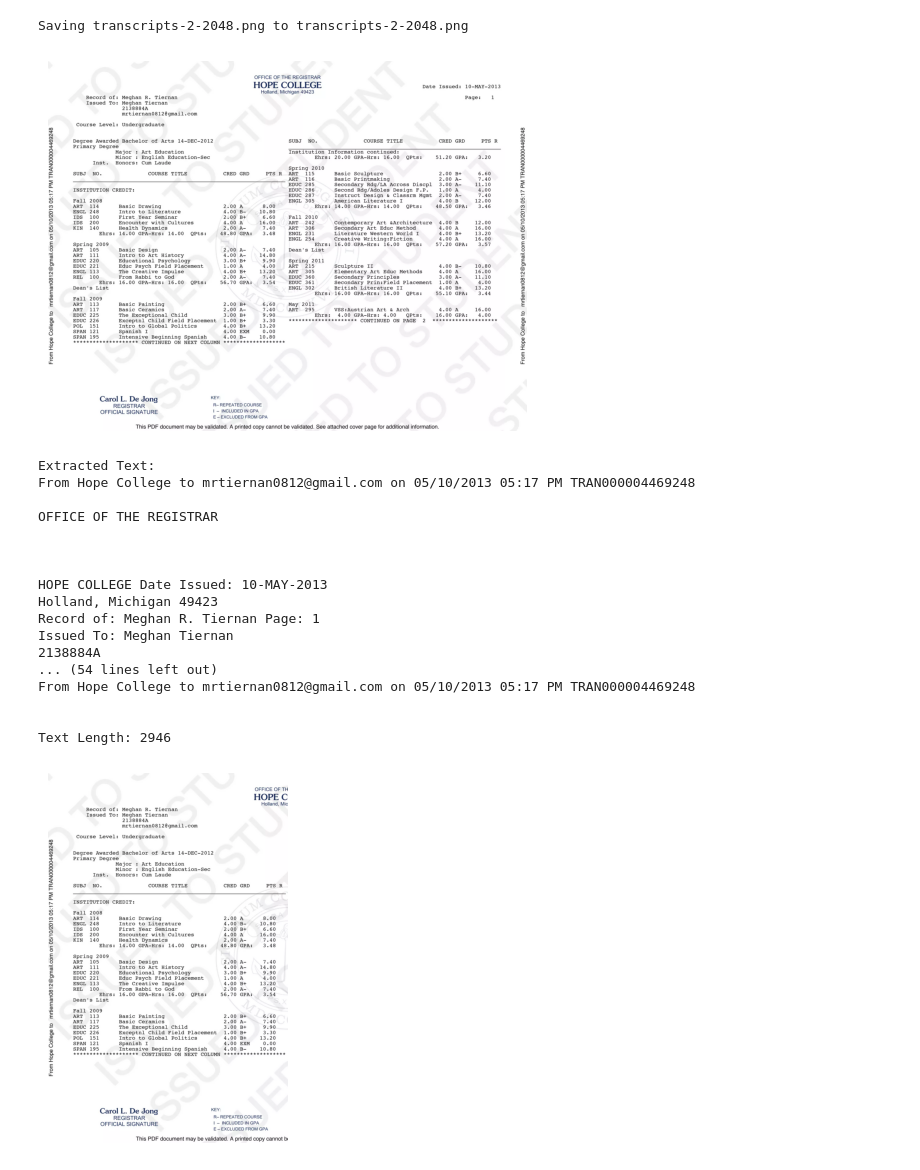
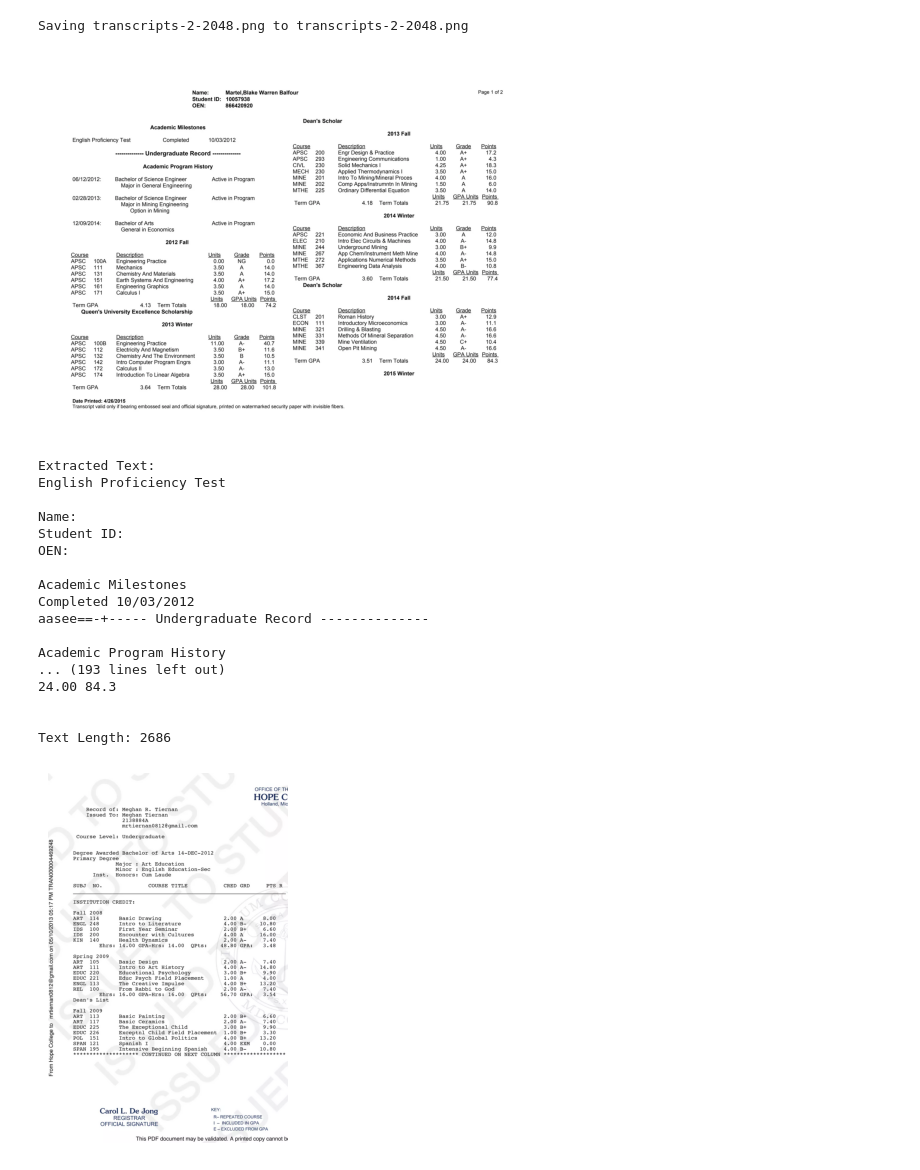
Before and after one commit to Declan-Bracken/MEng_Project, a Jupyter notebook: mistral/Mistral_7b_test.ipynb, the cells around one changed output. Drawn from its saved outputs; the diff is of its cells as text; code cells hidden in the pictures.

```diff
--- a/mistral/Mistral_7b_test.ipynb
+++ b/mistral/Mistral_7b_test.ipynb
@@ -108,43 +113,43 @@ Saving transcripts-2-2048.png to transcripts-2-2048.png
 # %%
 from PIL import Image
 import pytesseract
 import numpy as np
 import matplotlib.pyplot as plt
 
 # For full page OCR
-filename = '/content/transcripts-2-2048.png'
+filename = r'\Users\Declan Bracken\Pictures\Saved Pictures\2015-queens-university-transcript-1-2048.webp'
 img1 = np.array(Image.open(filename))
 
 # Plot the image
 plt.figure()  # You can adjust the figure size as needed
 plt.imshow(img1)
 plt.axis('off')  # This hides the axis ticks and labels
 plt.show()
 
 # Print the OCR extracted text
 text = pytesseract.image_to_string(img1)
 print("Extracted Text:")
 print(text)
 print(f"\nText Length: {len(text)}")
 # %% [output]
-[figure, old version]
+[figure, new version]
 Extracted Text:
-From Hope College to mrtiernan0812@gmail.com on 05/10/2013 05:17 PM TRAN000004469248
+English Proficiency Test
 
-OFFICE OF THE REGISTRAR
+Name:
+Student ID:
+OEN:
+
+Academic Milestones
+Completed 10/03/2012
+aasee==-+----- Undergraduate Record --------------
+
+Academic Program History
+... (193 lines left out)
+24.00 84.3
 
 
-
-HOPE COLLEGE Date Issued: 10-MAY-2013
-Holland, Michigan 49423
-Record of: Meghan R. Tiernan Page: 1
-Issued To: Meghan Tiernan
-2138884A
-... (54 lines left out)
-From Hope College to mrtiernan0812@gmail.com on 05/10/2013 05:17 PM TRAN000004469248
-
-
-Text Length: 2946
+Text Length: 2686
 # %%
 filename = '/content/transcripts-2-2048.png'
 img1 = np.array(Image.open(filename))
```
Also changed, not shown: parts of 2 cells of this notebook, 1 other file.
